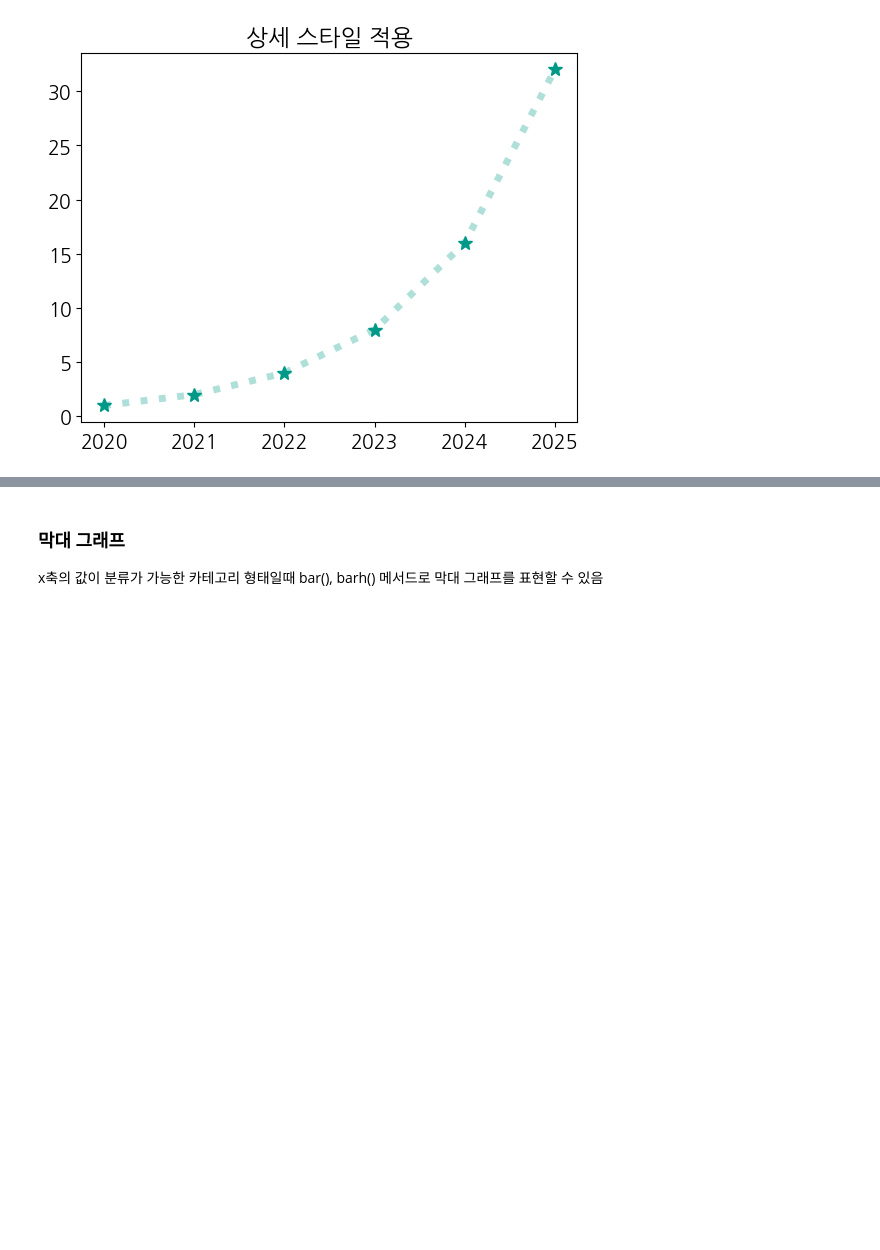
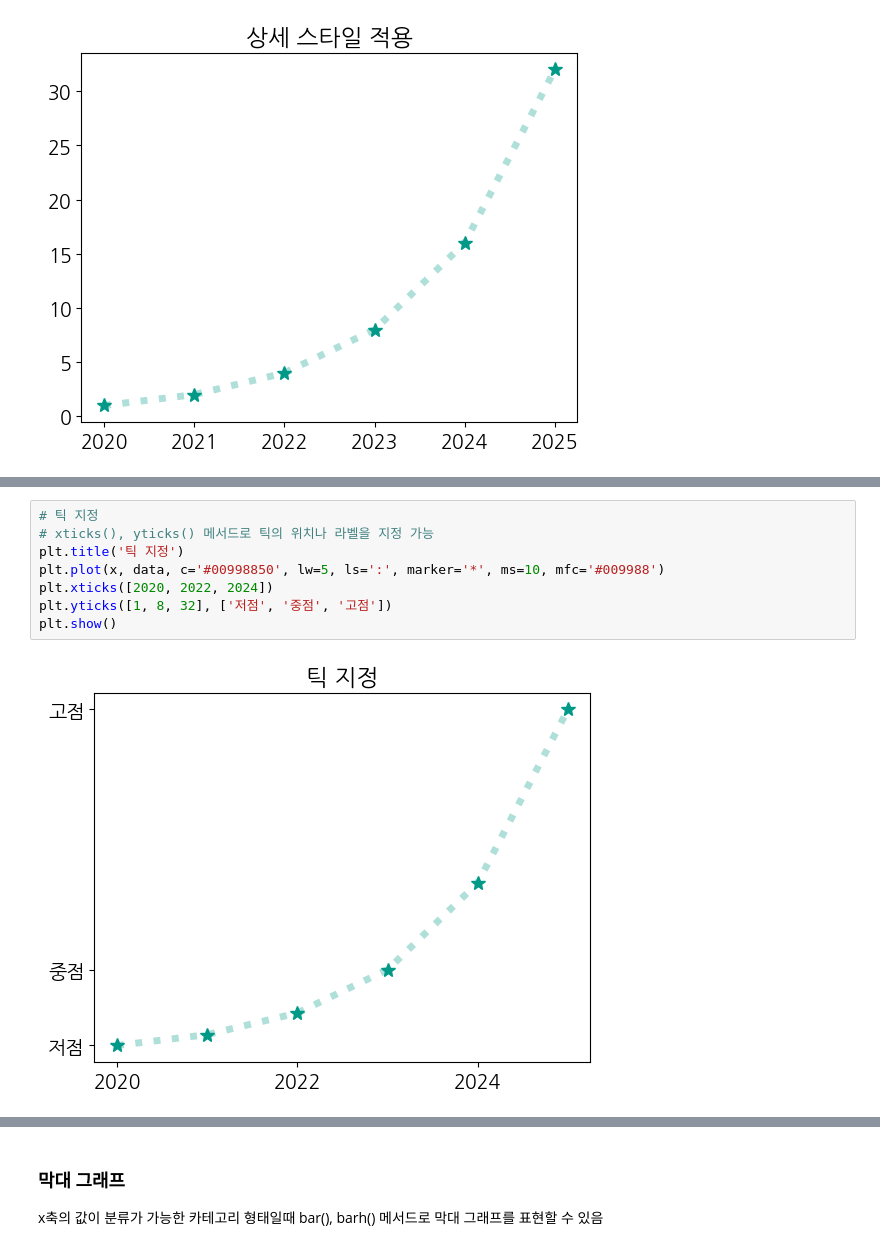
Before and after one commit to rdy2rck/python-20250203, a Jupyter notebook: h_visualize-data.ipynb, the cells around one changed output, grey strips where cells are left out. Cells and saved outputs as stored; diff of their text form; blank space fills up the shorter version.

```diff
--- a/h_visualize-data.ipynb
+++ b/h_visualize-data.ipynb
@@ -123,0 +127,10 @@ plt.ylim(4, 40)
+# %%
+# 틱 지정
+# xticks(), yticks() 메서드로 틱의 위치나 라벨을 지정 가능
+plt.title('틱 지정')
+plt.plot(x, data, c='#00998850', lw=5, ls=':', marker='*', ms=10, mfc='#009988')
+plt.xticks([2020, 2022, 2024])
+plt.yticks([1, 8, 32], ['저점', '중점', '고점'])
+plt.show()
+# %% [output]
+[figure, added]
```
Also changed, not shown: parts of 6 cells of this notebook, 3 other files.
